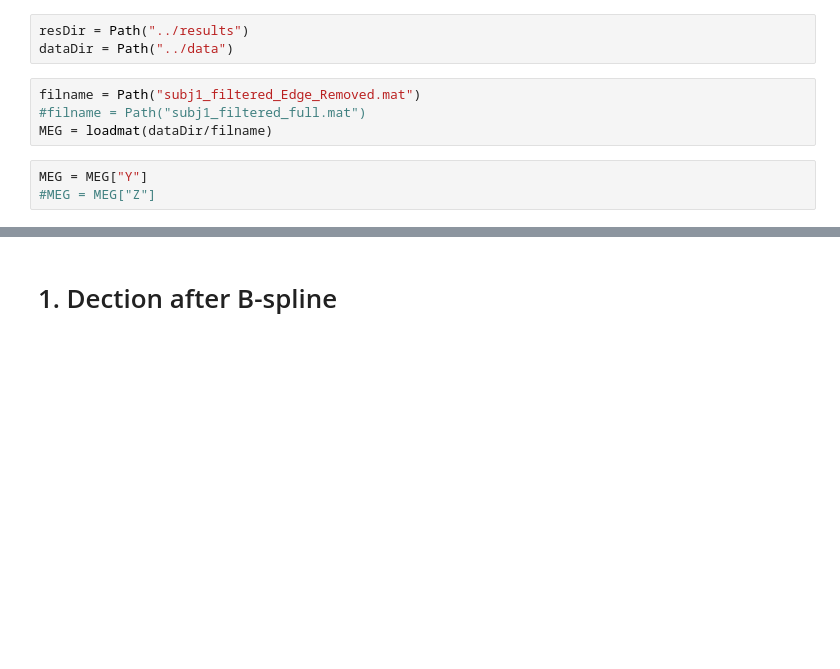
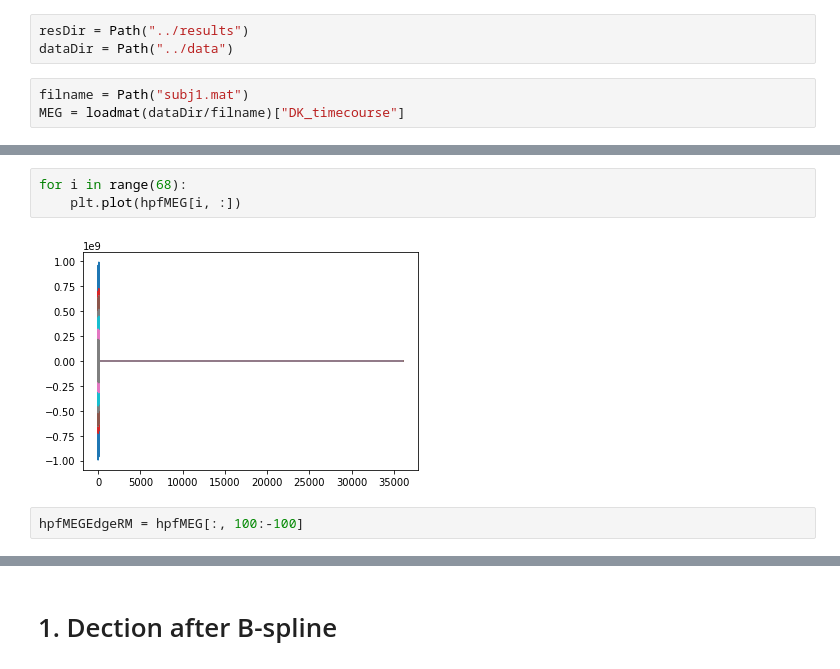
Before and after one commit to JINhuaqing/TVDN-simu, a Jupyter notebook: realdata/MEG1HPF.ipynb, the cells around one changed output, grey strips where cells are left out. Drawn from its saved outputs; the diff is of its cells as text; blank space fills up the shorter version.

```diff
--- a/realdata/MEG1HPF.ipynb
+++ b/realdata/MEG1HPF.ipynb
@@ -337,9 +340,5 @@ def ReconXmatNew(ecpts, ndXmat, nXmat, kpidxs, eigVecs, Ymat, tStep, r, is_full=
 resDir = Path("../results")
 dataDir = Path("../data")
 # %%
-filname = Path("subj1_filtered_Edge_Removed.mat")
-#filname = Path("subj1_filtered_full.mat")
-MEG = loadmat(dataDir/filname)
+filname = Path("subj1.mat")
+MEG = loadmat(dataDir/filname)["DK_timecourse"]
-# %%
-MEG = MEG["Y"]
-#MEG = MEG["Z"]
@@ -345,0 +357,7 @@ MEG = MEG["Y"]
+# %%
+for i in range(68):
+    plt.plot(hpfMEG[i, :])
+# %% [output]
+[figure, added]
+# %%
+hpfMEGEdgeRM = hpfMEG[:, 100:-100]
```
Also changed, not shown: parts of 30 cells of this notebook, 1 other file.
